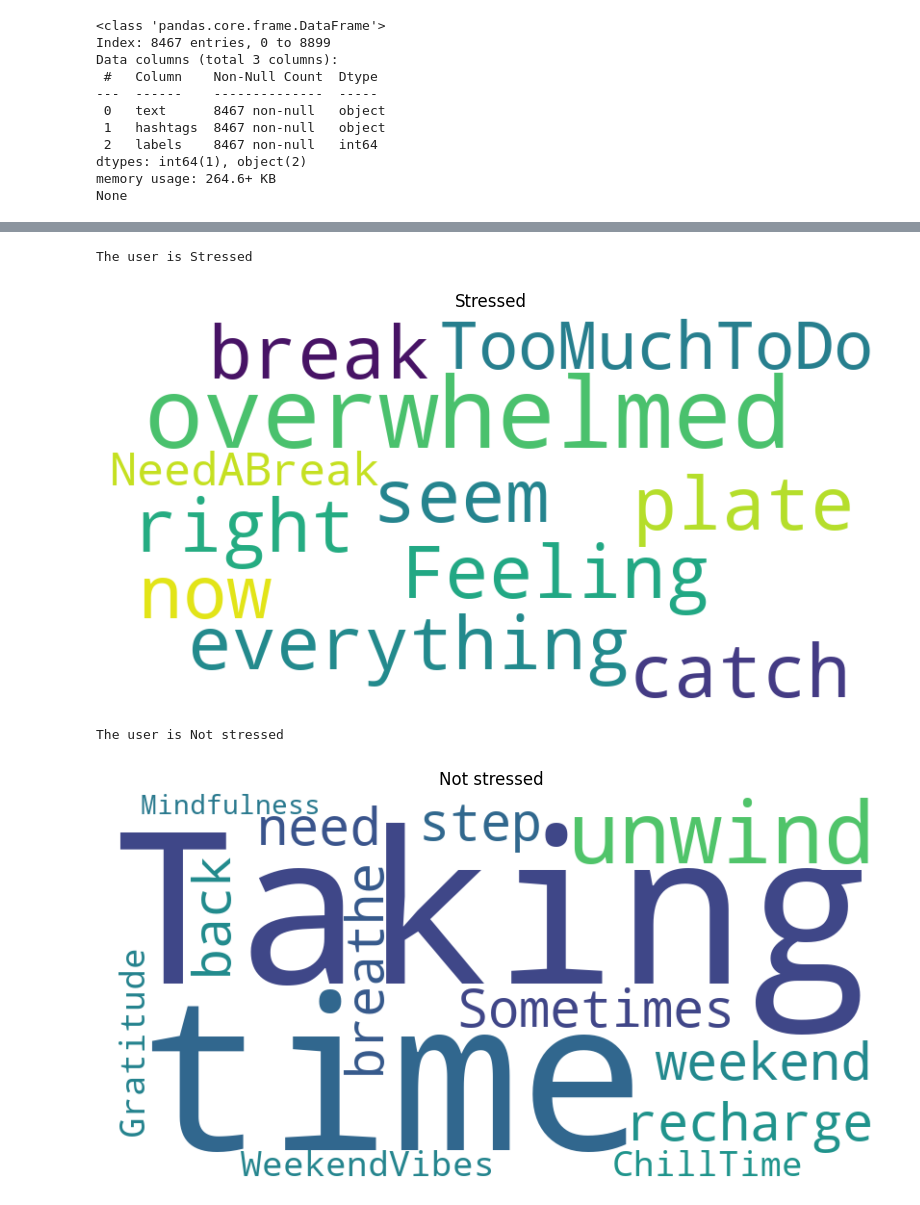
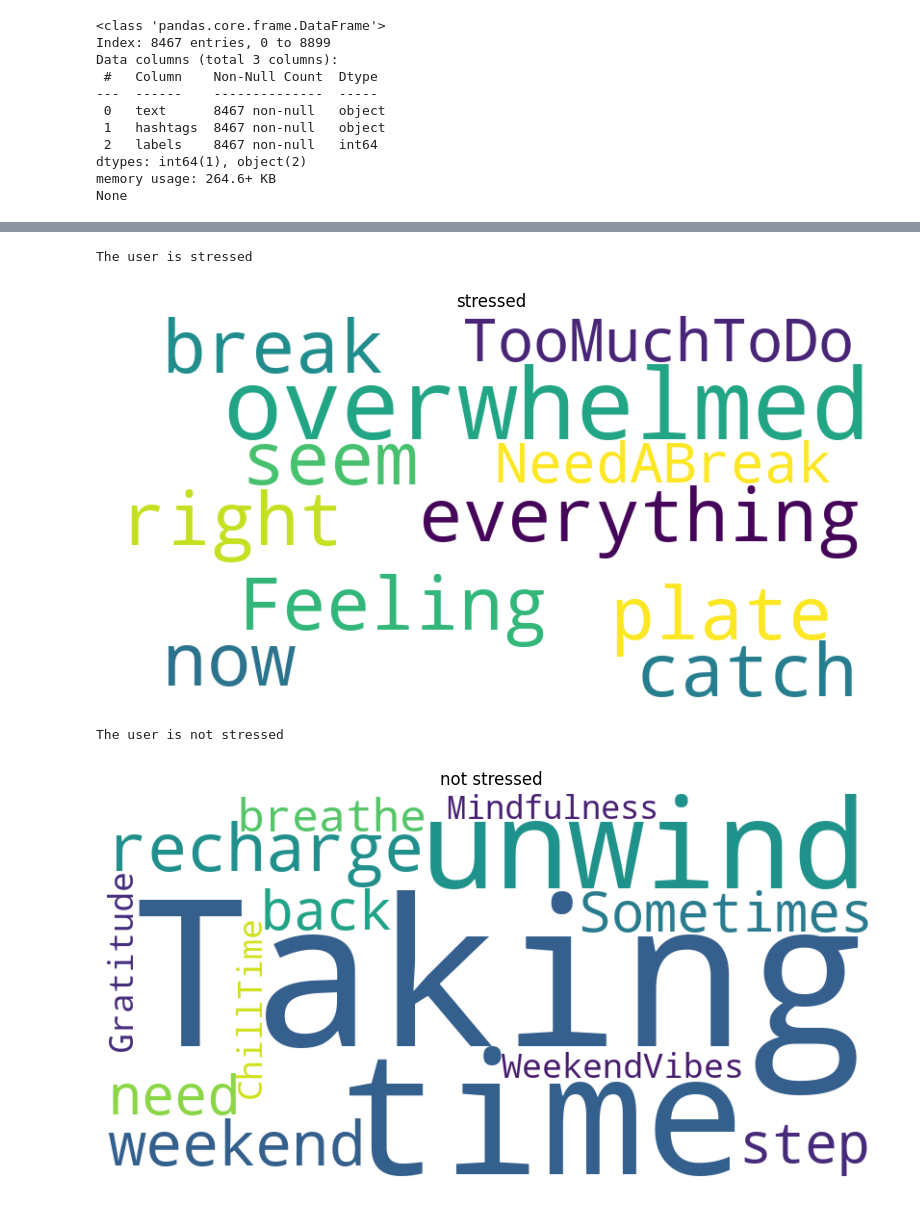
Before and after one commit to kamal-dev/is-stress, a Jupyter notebook: model.ipynb, the cells around one changed output, grey strips where cells are left out. Drawn from its saved outputs; the diff is of its cells as text; code cells hidden in the pictures.

```diff
--- a/model.ipynb
+++ b/model.ipynb
@@ -194,41 +202,41 @@ hash_model = pickle.load(open('assets/hashtag_pipeline.pkl', 'rb'))
 def calculate_prediction(text, hashtag):
     text_weight = 0.7
     hash_weight = 0.3
     final_predictions = text_weight * text + hash_weight * hashtag
     final_predictions = (final_predictions > 0.5).astype(int)
     return final_predictions
 
 
 def check_if_user_is_stressed(text, hashtag):
 
     text_predict = text_model.predict(text)
     hash_predict = hash_model.predict(hashtag)
     outcome = calculate_prediction(text_predict, hash_predict)
     if outcome == 1:
-        outcome = "Stressed"
+        outcome = "stressed"
     else:
-        outcome = "Not stressed"
+        outcome = "not stressed"
     print(f"The user is {outcome}")
     plot_word_cloud(text[0]+hashtag[0], outcome)
 
 def plot_word_cloud(text, title):
     wordcloud = WordCloud(width=800, height=400, background_color='white').generate(text)
     plt.figure(figsize=(10, 5))
     plt.imshow(wordcloud, interpolation='bilinear')
     plt.title(title)
     plt.axis('off')
     plt.show()
 
 text = ["Feeling overwhelmed with everything on my plate right now. Can't seem to catch a break. 😔"]
 hashtag = ["#TooMuchToDo #NeedABreak #Overwhelmed"]
 test_outcome = check_if_user_is_stressed(text, hashtag)
 # %% [output]
-The user is Stressed
+The user is stressed
-[figure, old version]
+[figure, new version]
 # %%
 text = ["Taking some time to unwind and recharge this weekend. Sometimes you just need to step back and breathe."]
 hashtag = ["#WeekendVibes #ChillTime #Gratitude #Mindfulness"]
 test_outcome = check_if_user_is_stressed(text, hashtag)
 # %% [output]
-The user is Not stressed
+The user is not stressed
-[figure, old version]
+[figure, new version]
```
Also changed, not shown: parts of 2 cells of this notebook, 5 other files.
